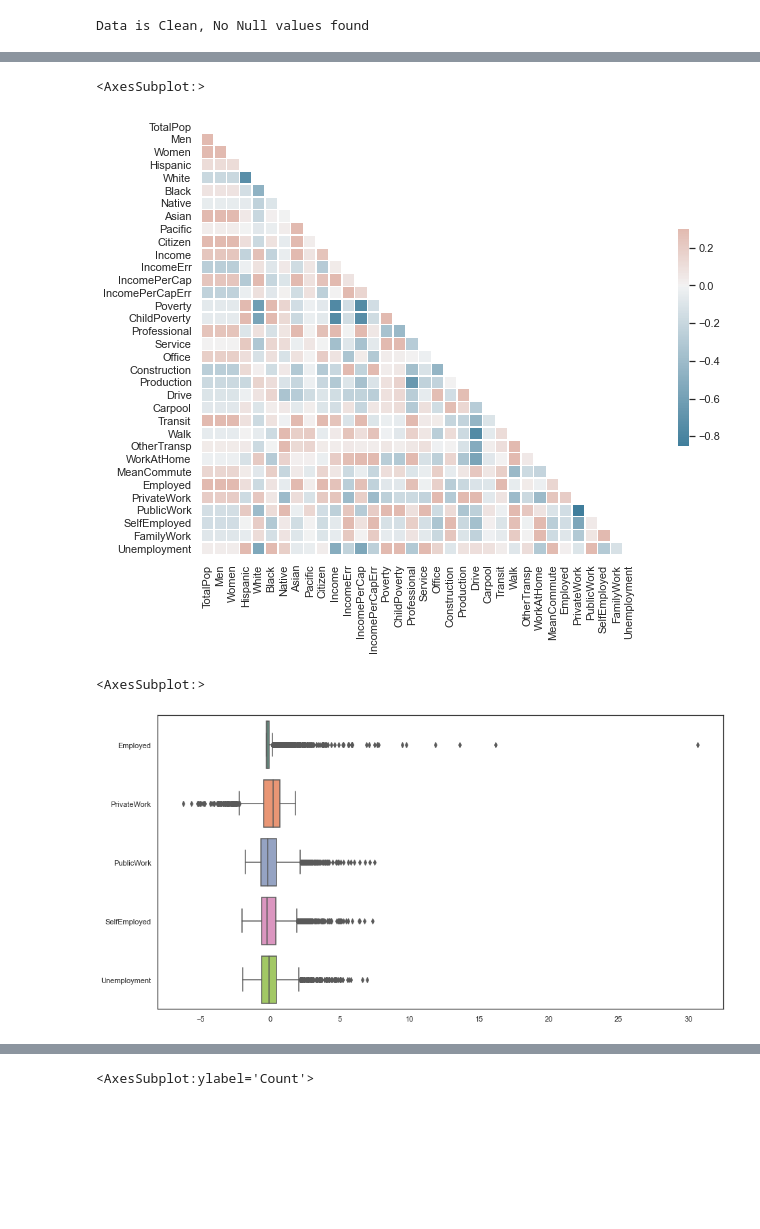
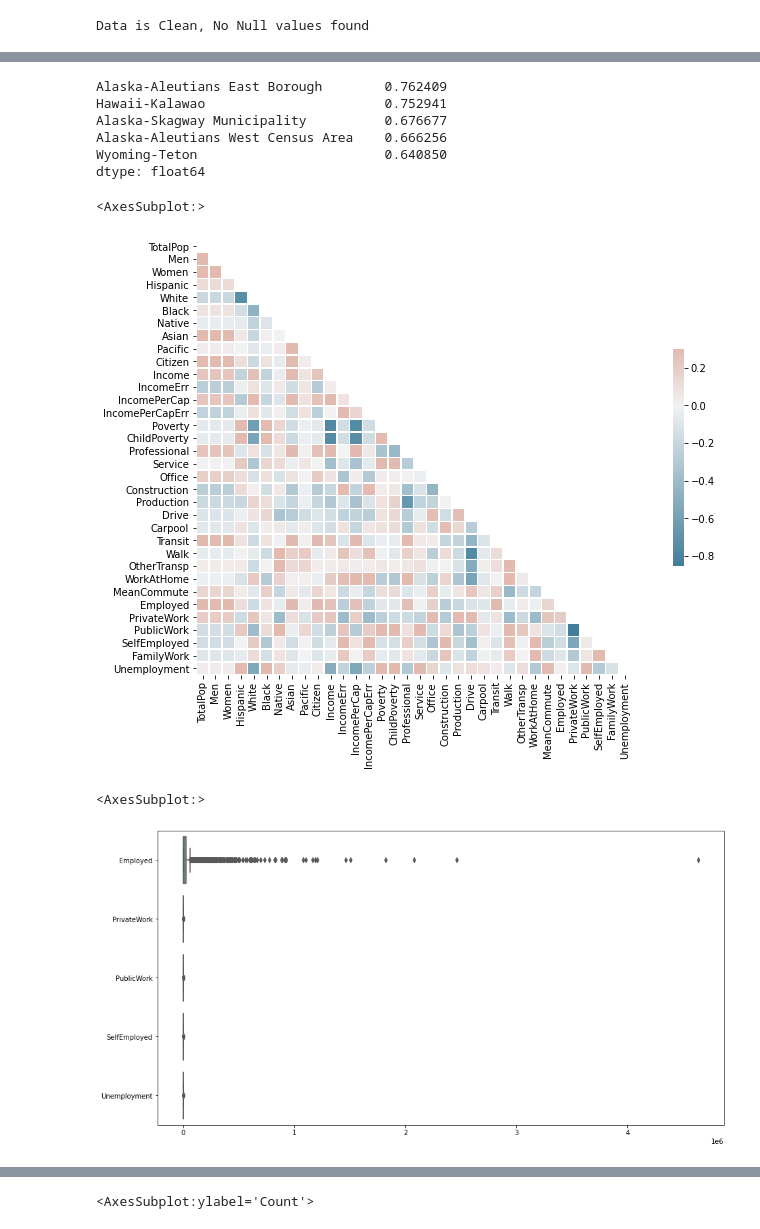
Before and after one commit to jf20541/EDA-FeatureEngineering-FeatureSelection, a Jupyter notebook: notebooks/population_seg.ipynb, the cells around one changed output, grey strips where cells are left out. Cells and saved outputs as stored; diff of their text form; code cells hidden in the pictures; blank space fills up the shorter version.

```diff
--- a/notebooks/population_seg.ipynb
+++ b/notebooks/population_seg.ipynb
@@ -147,4 +153,4 @@ else:
 Data is Clean, No Null values found
 # %%
 # Reduce 37 columns due to curse of dimensionality
-print(df.columns)
+df1 = df.copy()
@@ -159,0 +168,5 @@ Index(['CensusId', 'State', 'County', 'TotalPop', 'Men', 'Women', 'Hispanic',
+# %%
+df1['population'] = df1.Men + df1.Women
+
+df['un'] = df1['population'] - df.Citizen
+df['un']
@@ -160,3 +186,13 @@ Index(['CensusId', 'State', 'County', 'TotalPop', 'Men', 'Women', 'Hispanic',
+# %%
+pct_pop = df1.Employed/ df1.TotalPop
+pct_pop.sort_values(ascending=False).head()
+# %% [output]
+Alaska-Aleutians East Borough        0.762409
+Hawaii-Kalawao                       0.752941
+Alaska-Skagway Municipality          0.676677
+Alaska-Aleutians West Census Area    0.666256
+Wyoming-Teton                        0.640850
+dtype: float64
 # %%
 # Combine 'State' and 'County' and index the column
 df.index = df['State'] + '-' + df['County']
@@ -179,13 +215,13 @@ sns.heatmap(corr, mask=mask, cmap=cmap, vmax=.3, center=0,
 # looks like [Poverty, ChildPoverty] are highly correlated with [Income, Income Cap]
 # %% [output]
 <AxesSubplot:>
-[figure, old version]
+[figure, new version]
 # %%
 # plot a horizontal boxplot, helps identify [25, 50, 75%], mean, median, and outliers
 occupation_list = ['Employed','PrivateWork','PublicWork','SelfEmployed', 'Unemployment']
 
 plt.subplots(figsize=(15,8))
-sns.boxplot(data=df_scaled[occupation_list], orient="h", palette="Set2")
+sns.boxplot(data=df[occupation_list], orient="h", palette="Set2")
 # %% [output]
 <AxesSubplot:>
-[figure, old version]
+[figure, new version]
```
Also changed, not shown: parts of 10 cells of this notebook.
